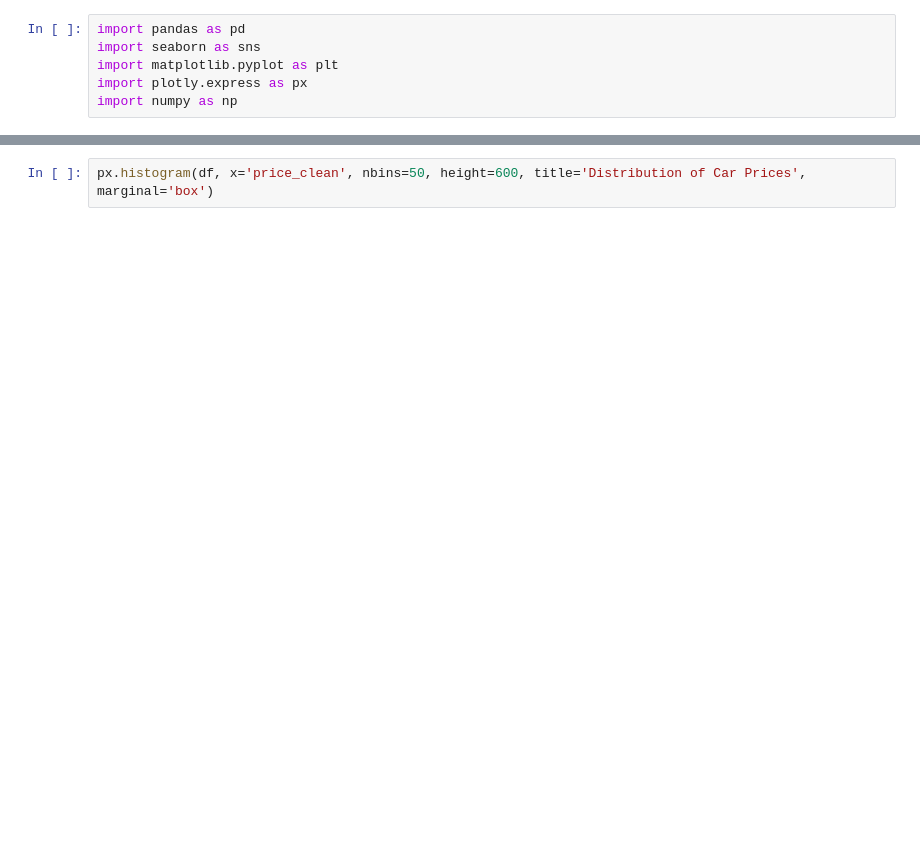
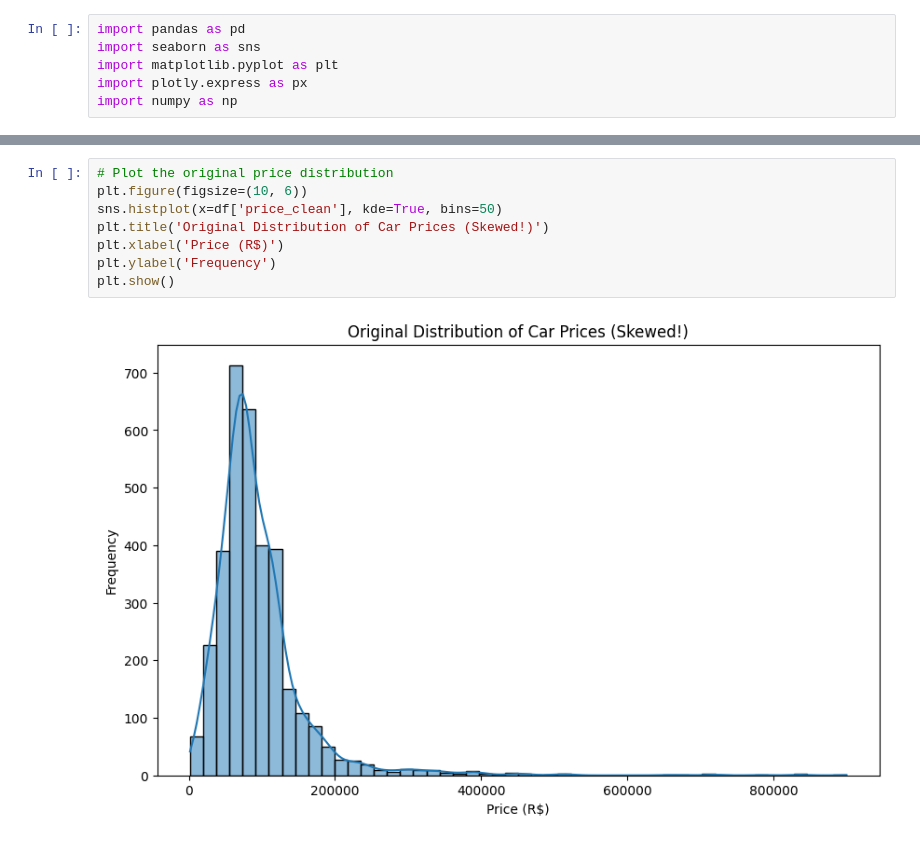
Before and after one commit to kauaDaviAmaro/used-car-market-intelligence, a Jupyter notebook: notebooks/EDA.ipynb, the cells around one changed output, grey strips where cells are left out. Drawn from its saved outputs; the diff is of its cells as text; blank space fills up the shorter version.

```diff
--- a/notebooks/EDA.ipynb
+++ b/notebooks/EDA.ipynb
@@ -29,2 +36,10 @@ memory usage: 814.2+ KB
 # %%
-px.histogram(df, x='price_clean', nbins=50, height=600, title='Distribution of Car Prices', marginal='box')
+# Plot the original price distribution
+plt.figure(figsize=(10, 6))
+sns.histplot(x=df['price_clean'], kde=True, bins=50)
+plt.title('Original Distribution of Car Prices (Skewed!)')
+plt.xlabel('Price (R$)')
+plt.ylabel('Frequency')
+plt.show()
+# %% [output]
+[figure, added]
```
Also changed, not shown: parts of 22 cells of this notebook, 14 other files.
